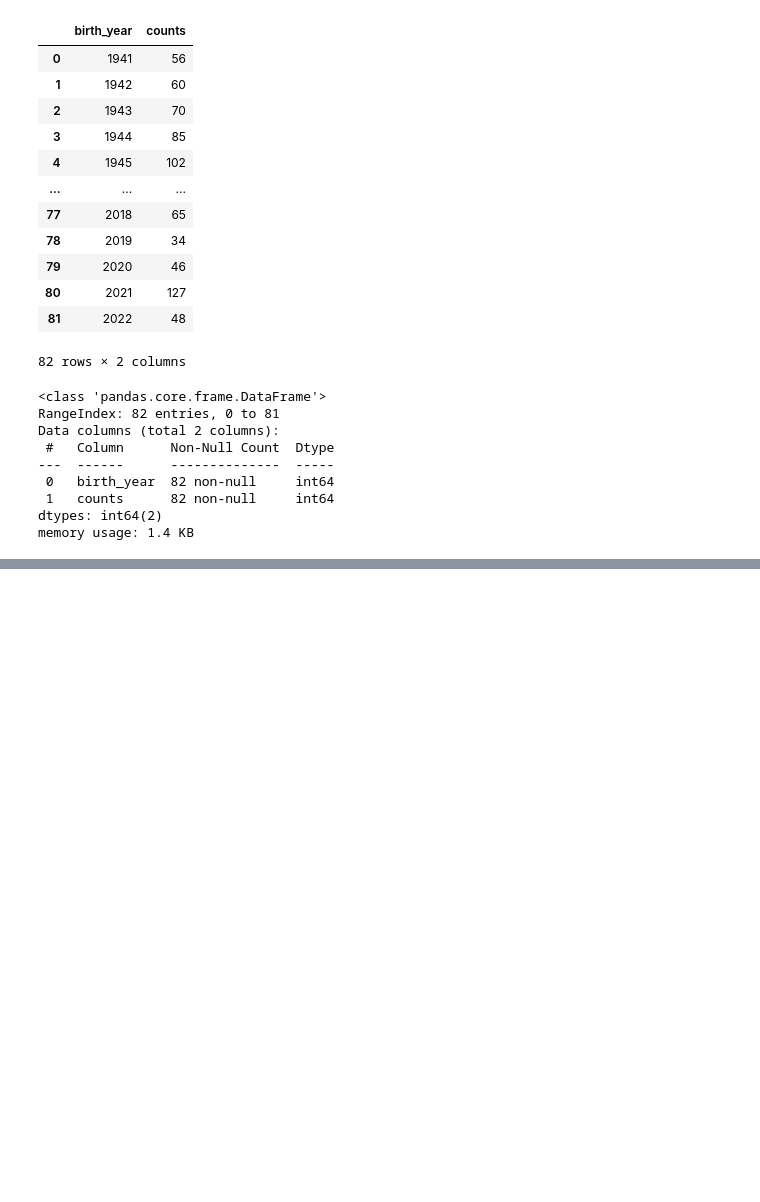
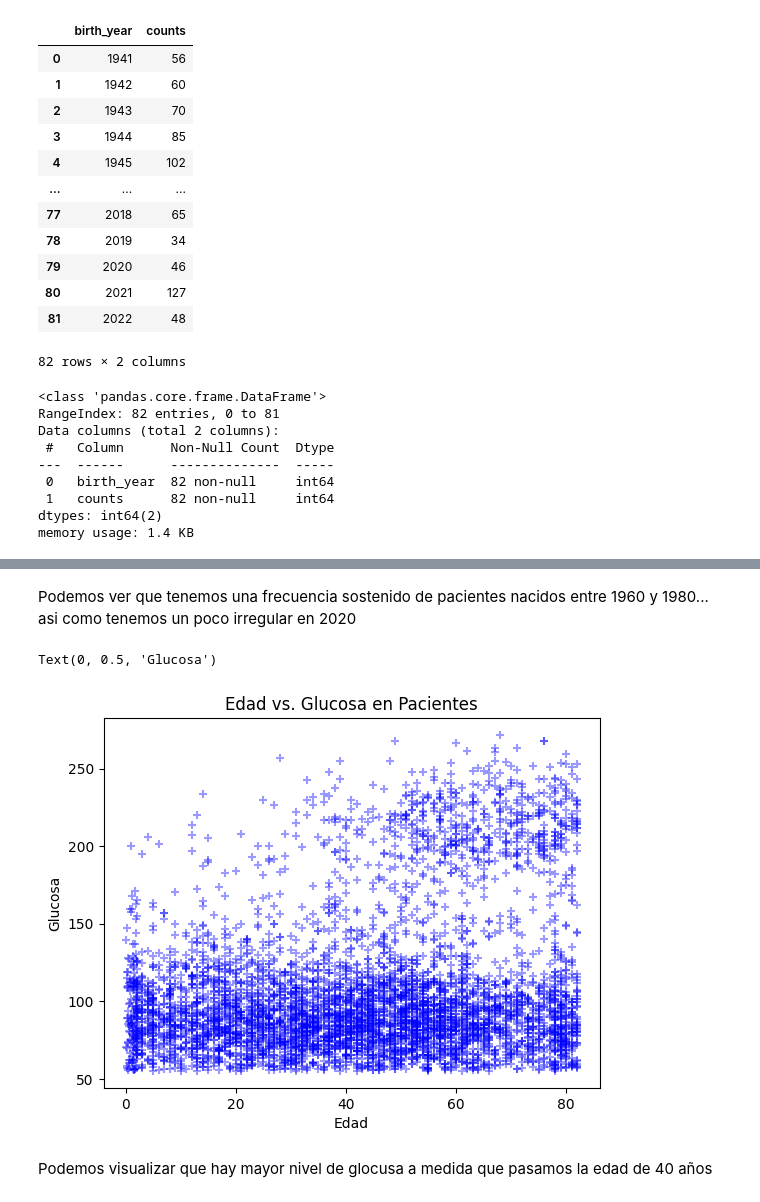
Before and after one commit to CarlosLeguiz/StrokePrediction, a Jupyter notebook: StrokePrediction.ipynb, the cells around one changed output, grey strips where cells are left out. Drawn from its saved outputs; the diff is of its cells as text; code cells hidden in the pictures; blank space fills up the shorter version.

```diff
--- a/StrokePrediction.ipynb
+++ b/StrokePrediction.ipynb
@@ -317,0 +318,13 @@ ax.plot(df2.birth_year, df2.counts,'go--') #exploramos y analizamos la informaci
+# %% [markdown]
+Podemos ver que tenemos una frecuencia sostenido  de pacientes nacidos entre 1960 y 1980... asi como tenemos un poco irregular en 2020
+# %%
+fig, ax = plt.subplots()
+ax.scatter(df.age, df.avg_glucose_level, alpha=0.4,color='b',marker='+')
+ax.set_title('Edad vs. Glucosa en Pacientes')
+ax.set_xlabel('Edad')
+ax.set_ylabel('Glucosa')
+# %% [output]
+Text(0, 0.5, 'Glucosa')
+[figure, added]
+# %% [markdown]
+Podemos visualizar que hay mayor nivel de glocusa a medida que pasamos la edad de 40 años
```
Also changed, not shown: parts of 1 cell of this notebook.
